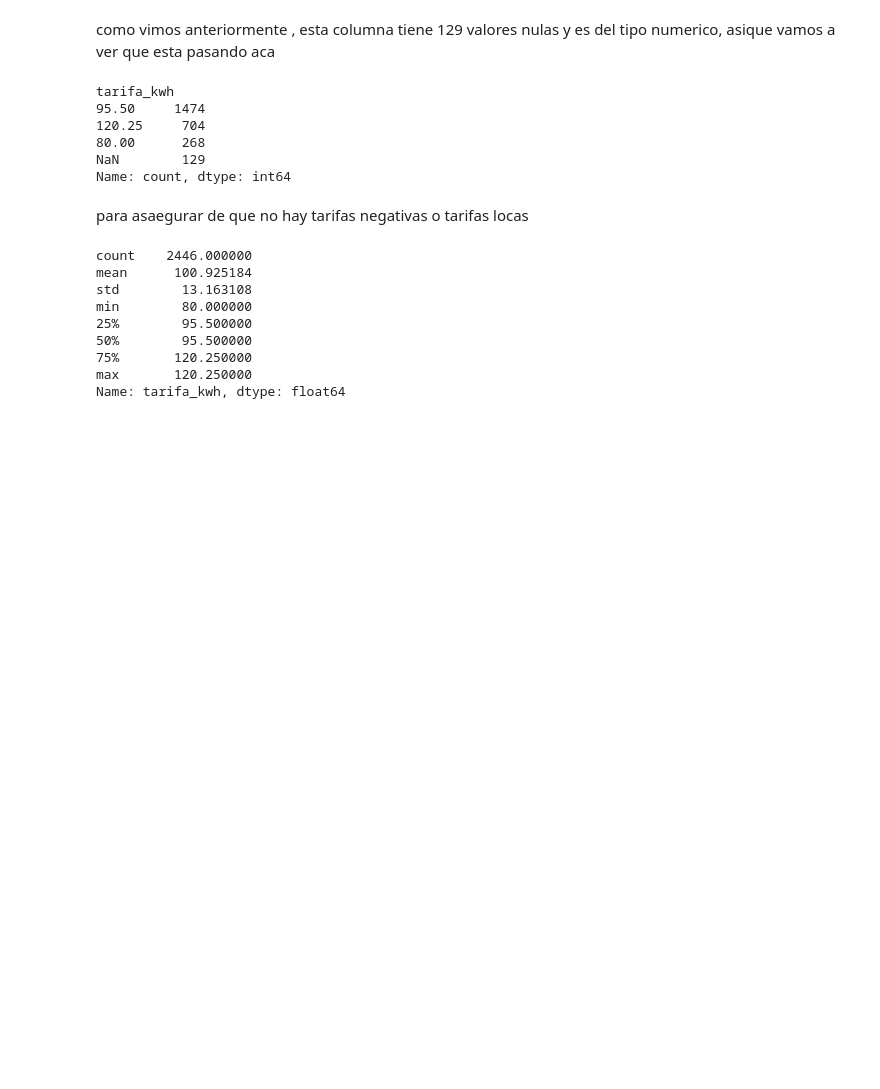
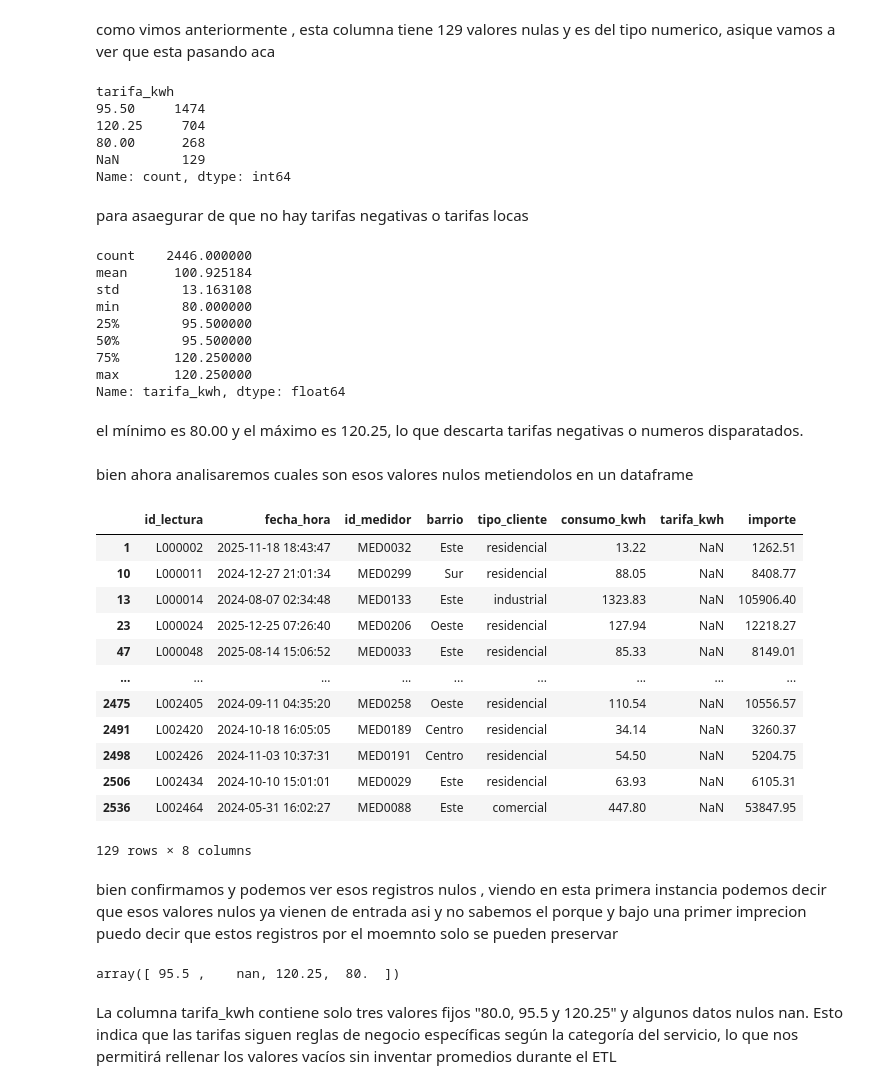
Before and after one commit to giiovannie/tp-final-big-data--EnergiaViva-SA, a Jupyter notebook: exploracion.ipynb, the cells around one changed output. Saved outputs shown, nothing was run; the diff lists cells and outputs as text; code cells hidden in the pictures; blank space fills up the shorter version.

```diff
--- a/exploracion.ipynb
+++ b/exploracion.ipynb
@@ -5,7 +5,8 @@ import pandas as pd
 # %% [markdown]
 antes de poder aplicar las reglas de validaciones me doy la tarea de explorar el csv con pandas
 # %%
-df = pd.read_csv("datos/lecturas.csv")
+df_original = pd.read_csv("datos/lecturas.csv")
+df = df_original.copy()
 # %% [markdown]
 para analisar tomamos el csv lo y lo plantamos en un dataframe
 # %%
@@ -359,3 +370,32 @@ min        80.000000
 75%       120.250000
 max       120.250000
 Name: tarifa_kwh, dtype: float64
+# %% [markdown]
+ el mínimo es 80.00 y el máximo es 120.25, lo que descarta tarifas negativas o numeros disparatados.
+# %% [markdown]
+bien ahora analisaremos cuales son esos valores nulos metiendolos en un dataframe
+# %%
+taraifas_nulas = df[df["tarifa_kwh"].isna()].copy()
+taraifas_nulas
+# %% [output]
+|  | id_lectura | fecha_hora | id_medidor | barrio | tipo_cliente | consumo_kwh | tarifa_kwh | importe |
+| 1 | L000002 | 2025-11-18 18:43:47 | MED0032 | Este | residencial | 13.22 | NaN | 1262.51 |
+| 10 | L000011 | 2024-12-27 21:01:34 | MED0299 | Sur | residencial | 88.05 | NaN | 8408.77 |
+| 13 | L000014 | 2024-08-07 02:34:48 | MED0133 | Este | industrial | 1323.83 | NaN | 105906.40 |
+| 23 | L000024 | 2025-12-25 07:26:40 | MED0206 | Oeste | residencial | 127.94 | NaN | 12218.27 |
+| 47 | L000048 | 2025-08-14 15:06:52 | MED0033 | Este | residencial | 85.33 | NaN | 8149.01 |
+| ... | ... | ... | ... | ... | ... | ... | ... | ... |
+| 2475 | L002405 | 2024-09-11 04:35:20 | MED0258 | Oeste | residencial | 110.54 | NaN | 10556.57 |
+| 2491 | L002420 | 2024-10-18 16:05:05 | MED0189 | Centro | residencial | 34.14 | NaN | 3260.37 |
+| 2498 | L002426 | 2024-11-03 10:37:31 | MED0191 | Centro | residencial | 54.50 | NaN | 5204.75 |
+| 2506 | L002434 | 2024-10-10 15:01:01 | MED0029 | Este | residencial | 63.93 | NaN | 6105.31 |
+| 2536 | L002464 | 2024-05-31 16:02:27 | MED0088 | Este | comercial | 447.80 | NaN | 53847.95 |
+129 rows × 8 columns
+# %% [markdown]
+bien confirmamos y podemos ver esos registros nulos , viendo en esta primera instancia podemos decir que esos valores nulos ya vienen de entrada asi y no sabemos el porque y bajo una primer imprecion puedo decir que estos registros por el moemnto solo se pueden preservar
+# %%
+df["tarifa_kwh"].unique()
+# %% [output]
+array([ 95.5 ,    nan, 120.25,  80.  ])
+# %% [markdown]
+La columna tarifa_kwh contiene solo tres valores fijos "80.0, 95.5 y 120.25" y algunos datos nulos nan. Esto indica que las tarifas siguen reglas de negocio específicas según la categoría del servicio, lo que nos permitirá rellenar los valores vacíos sin inventar promedios durante el ETL
```
Also changed, not shown: parts of 14 cells of this notebook.
